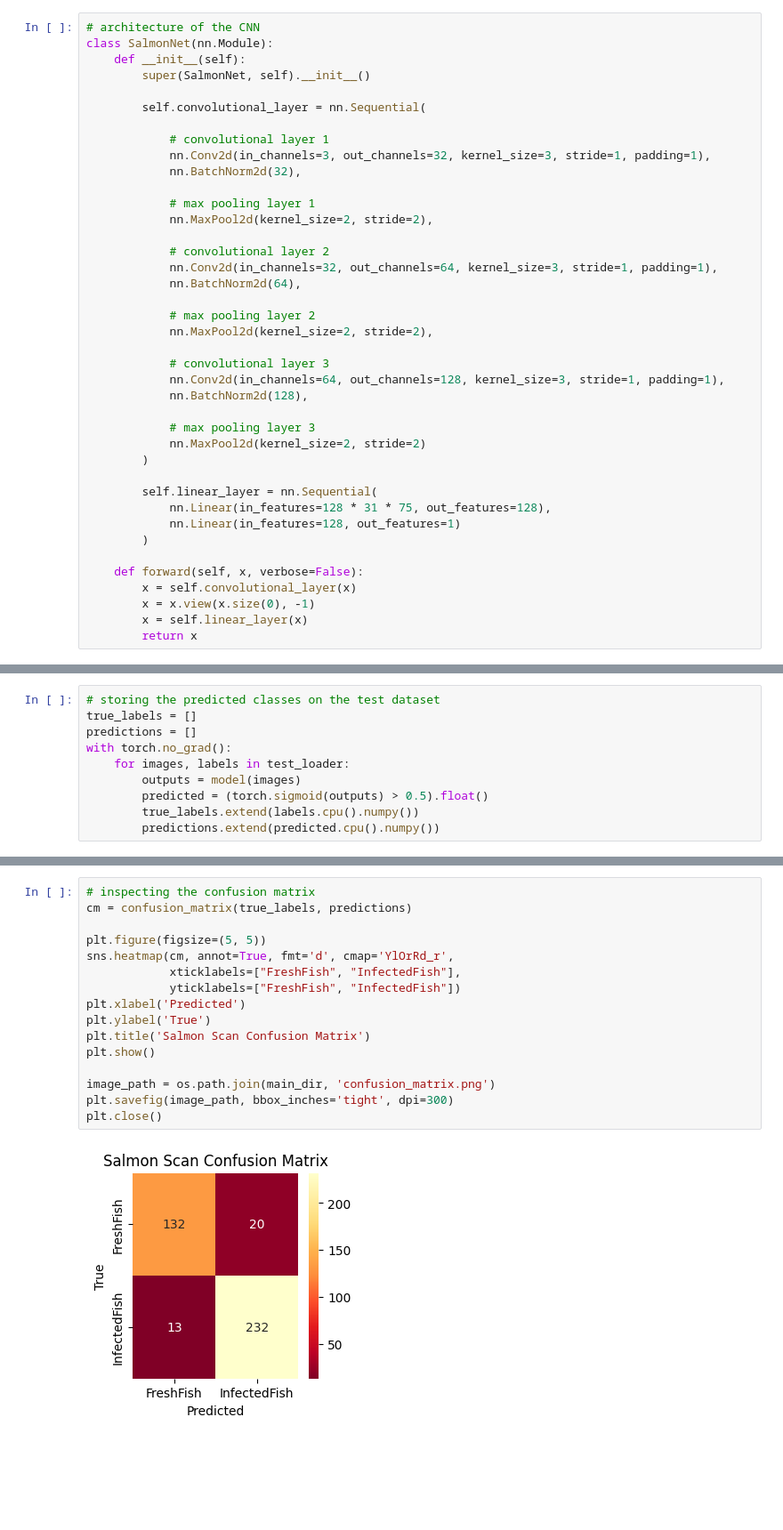
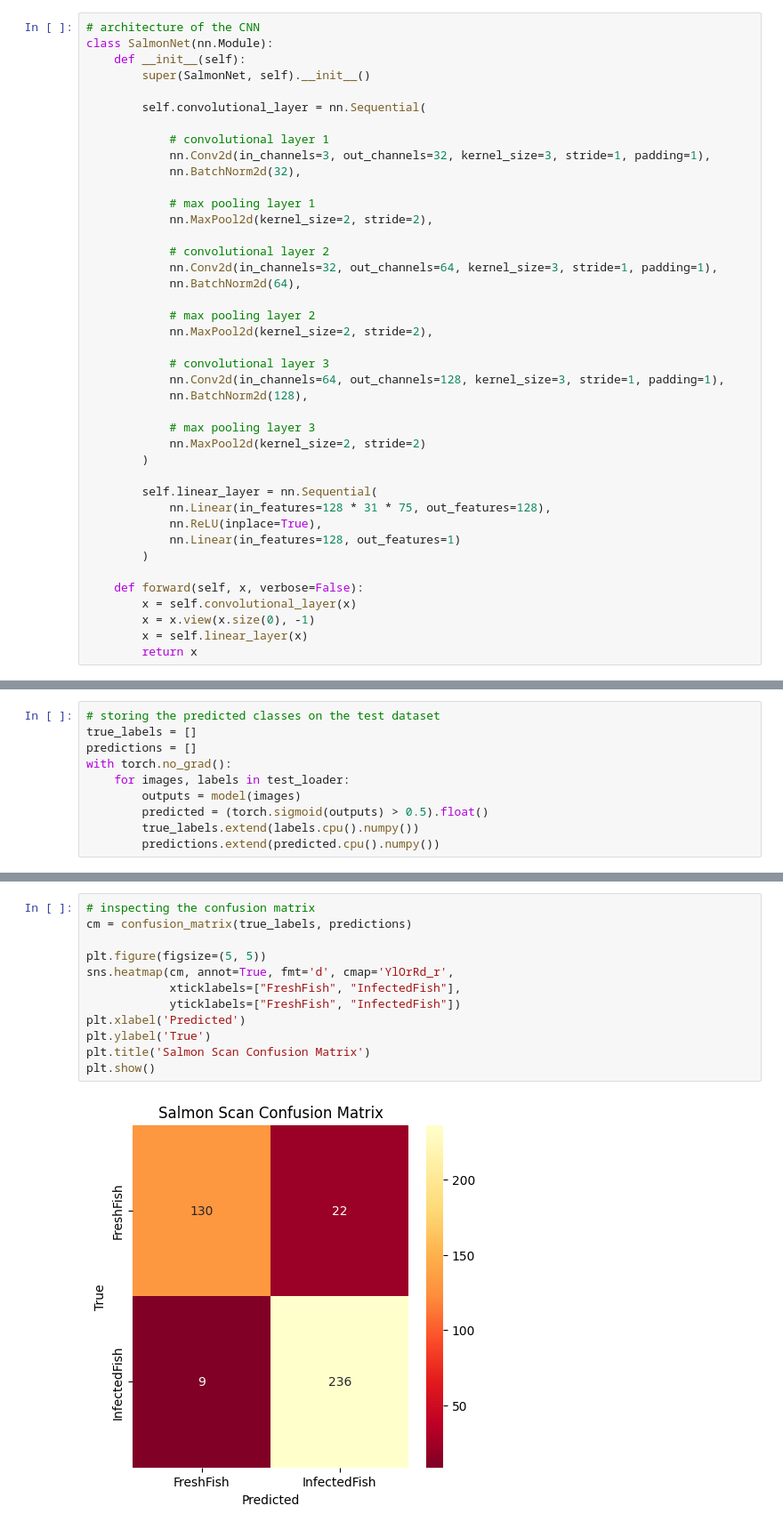
Before and after one commit to thepedromiguel/salmon_disease_detection, a Jupyter notebook: salmon_scan.ipynb, the cells around one changed output, grey strips where cells are left out. Shown at 89% size. Saved outputs shown, nothing was run; the diff lists cells and outputs as text; blank space fills up the shorter version.

```diff
--- a/salmon_scan.ipynb
+++ b/salmon_scan.ipynb
@@ -243,6 +237,7 @@ class SalmonNet(nn.Module):
 
         self.linear_layer = nn.Sequential(
             nn.Linear(in_features=128 * 31 * 75, out_features=128),
+            nn.ReLU(inplace=True),
             nn.Linear(in_features=128, out_features=1)
         )
 
@@ -559,18 +554,14 @@ plt.close()
 # %%
 # inspecting the confusion matrix
 cm = confusion_matrix(true_labels, predictions)
 
 plt.figure(figsize=(5, 5))
 sns.heatmap(cm, annot=True, fmt='d', cmap='YlOrRd_r',
             xticklabels=["FreshFish", "InfectedFish"],
             yticklabels=["FreshFish", "InfectedFish"])
 plt.xlabel('Predicted')
 plt.ylabel('True')
 plt.title('Salmon Scan Confusion Matrix')
 plt.show()
-
-image_path = os.path.join(main_dir, 'confusion_matrix.png')
-plt.savefig(image_path, bbox_inches='tight', dpi=300)
-plt.close()
 # %% [output]
-[figure, old version]
+[figure, new version]
```
Also changed, not shown: parts of 14 cells of this notebook.
